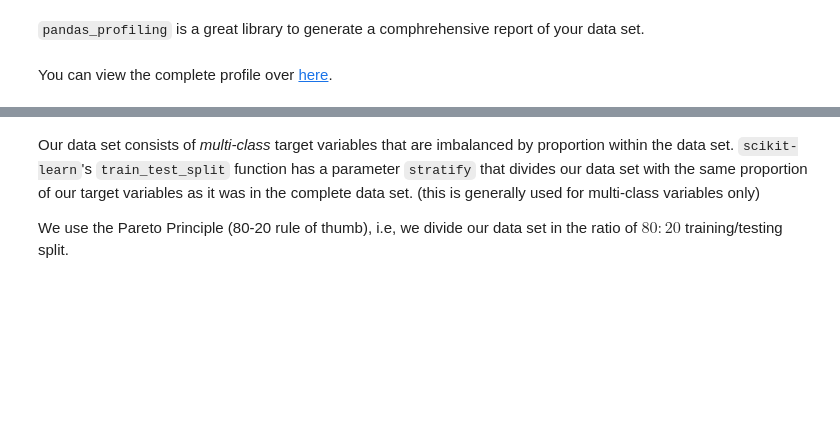
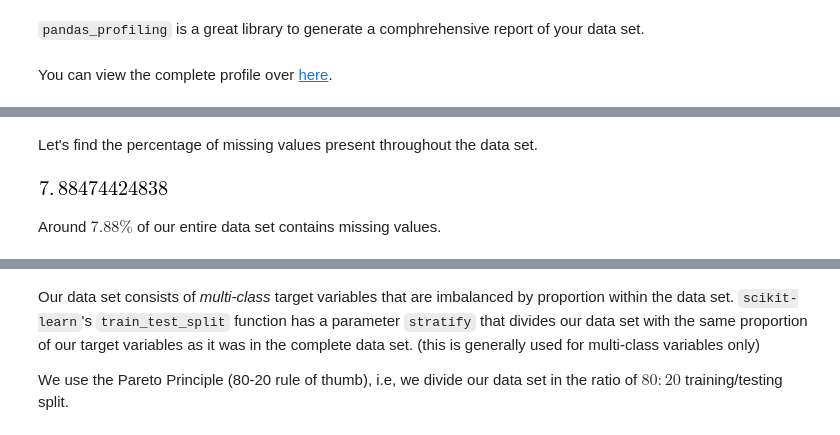
Before and after one commit to achillesrasquinha/brains-from-scratch, a Jupyter notebook: Brains from Scratch - Machine Learning for dummies.ipynb, the cells around one changed output, grey strips where cells are left out. Drawn from its saved outputs; the diff is of its cells as text; code cells hidden in the pictures; blank space fills up the shorter version.

```diff
--- a/Brains from Scratch - Machine Learning for dummies.ipynb
+++ b/Brains from Scratch - Machine Learning for dummies.ipynb
@@ -1498,0 +1547,8 @@ You can view the complete profile over [here](./data/cotton/profile.html).
+# %% [markdown]
+Let's find the percentage of missing values present throughout the data set.
+# %%
+(df.isnull().sum().sum() / df.size) * 100
+# %% [output]
+[figure, added]
+# %% [markdown]
+Around $7.88\%$ of our entire data set contains missing values.
```
Also changed, not shown: parts of 87 cells of this notebook, 1 other file.
